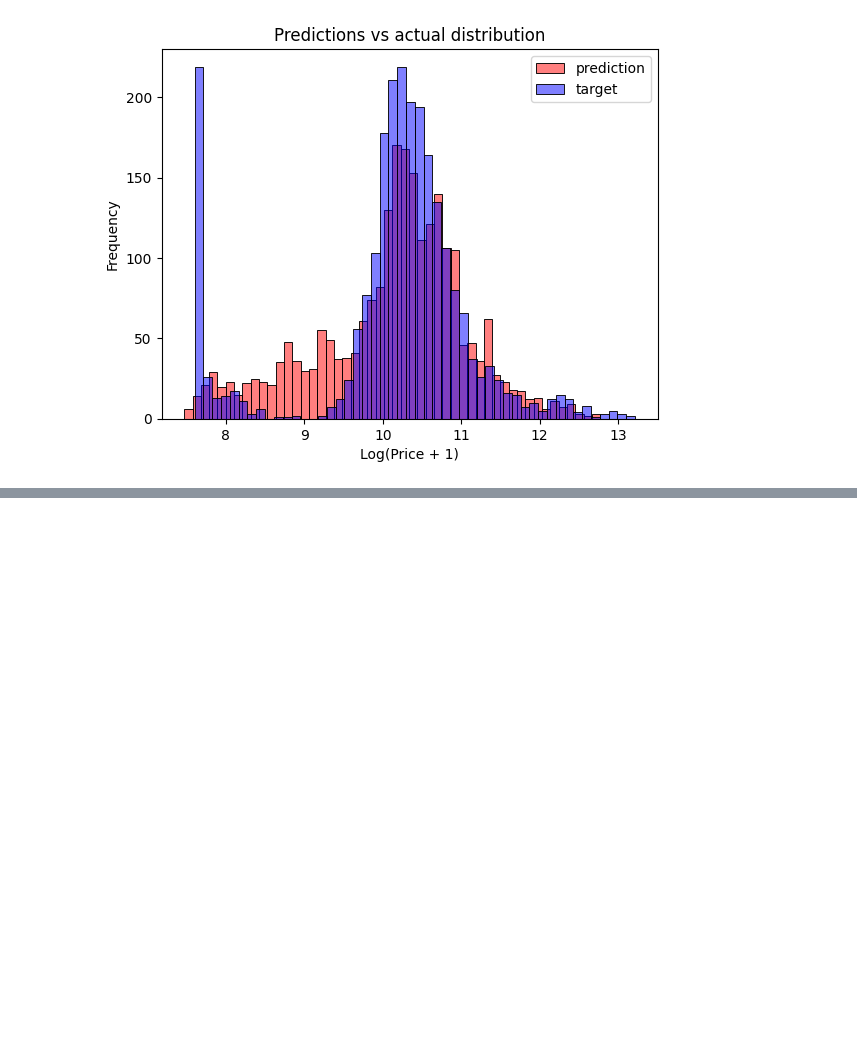
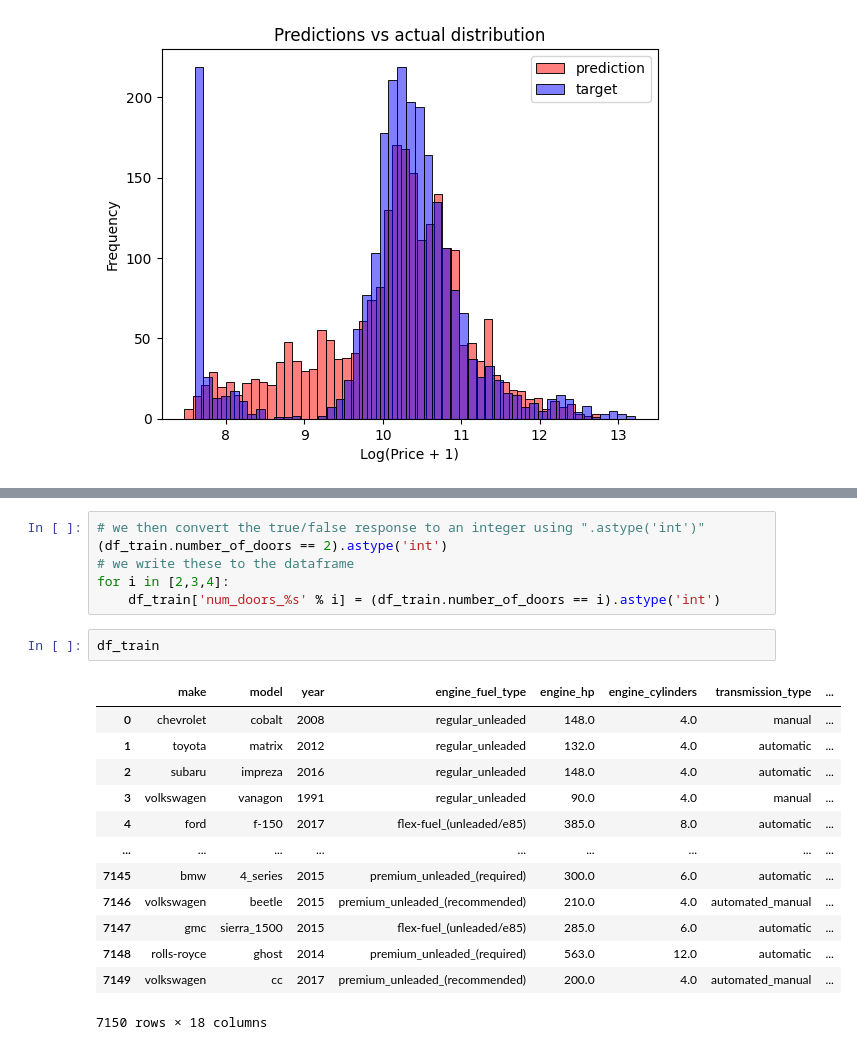
Before and after one commit to Abasi-ifreke/ml-zoomcamp, a Jupyter notebook: 02-regression/01-data-prep.ipynb, the cells around one changed output, grey strips where cells are left out. Drawn from its saved outputs; the diff is of its cells as text; blank space fills up the shorter version.

```diff
--- a/02-regression/01-data-prep.ipynb
+++ b/02-regression/01-data-prep.ipynb
@@ -786,0 +832,22 @@ plt.show()
+# %%
+# we then convert the true/false response to an integer using ".astype('int')"
+(df_train.number_of_doors == 2).astype('int')
+# we write these to the dataframe
+for i in [2,3,4]:
+    df_train['num_doors_%s' % i] = (df_train.number_of_doors == i).astype('int')
+# %%
+df_train
+# %% [output]
+|  | make | model | year | engine_fuel_type | engine_hp | engine_cylinders | transmission_type | ... |
+| 0 | chevrolet | cobalt | 2008 | regular_unleaded | 148.0 | 4.0 | manual | ... |
+| 1 | toyota | matrix | 2012 | regular_unleaded | 132.0 | 4.0 | automatic | ... |
+| 2 | subaru | impreza | 2016 | regular_unleaded | 148.0 | 4.0 | automatic | ... |
+| 3 | volkswagen | vanagon | 1991 | regular_unleaded | 90.0 | 4.0 | manual | ... |
+| 4 | ford | f-150 | 2017 | flex-fuel_(unleaded/e85) | 385.0 | 8.0 | automatic | ... |
+| ... | ... | ... | ... | ... | ... | ... | ... | ... |
+| 7145 | bmw | 4_series | 2015 | premium_unleaded_(required) | 300.0 | 6.0 | automatic | ... |
+| 7146 | volkswagen | beetle | 2015 | premium_unleaded_(recommended) | 210.0 | 4.0 | automated_manual | ... |
+| 7147 | gmc | sierra_1500 | 2015 | flex-fuel_(unleaded/e85) | 285.0 | 6.0 | automatic | ... |
+| 7148 | rolls-royce | ghost | 2014 | premium_unleaded_(required) | 563.0 | 12.0 | automatic | ... |
+| 7149 | volkswagen | cc | 2017 | premium_unleaded_(recommended) | 200.0 | 4.0 | automated_manual | ... |
+7150 rows × 18 columns
```
Also changed, not shown: parts of 12 cells of this notebook, 2 other files.
